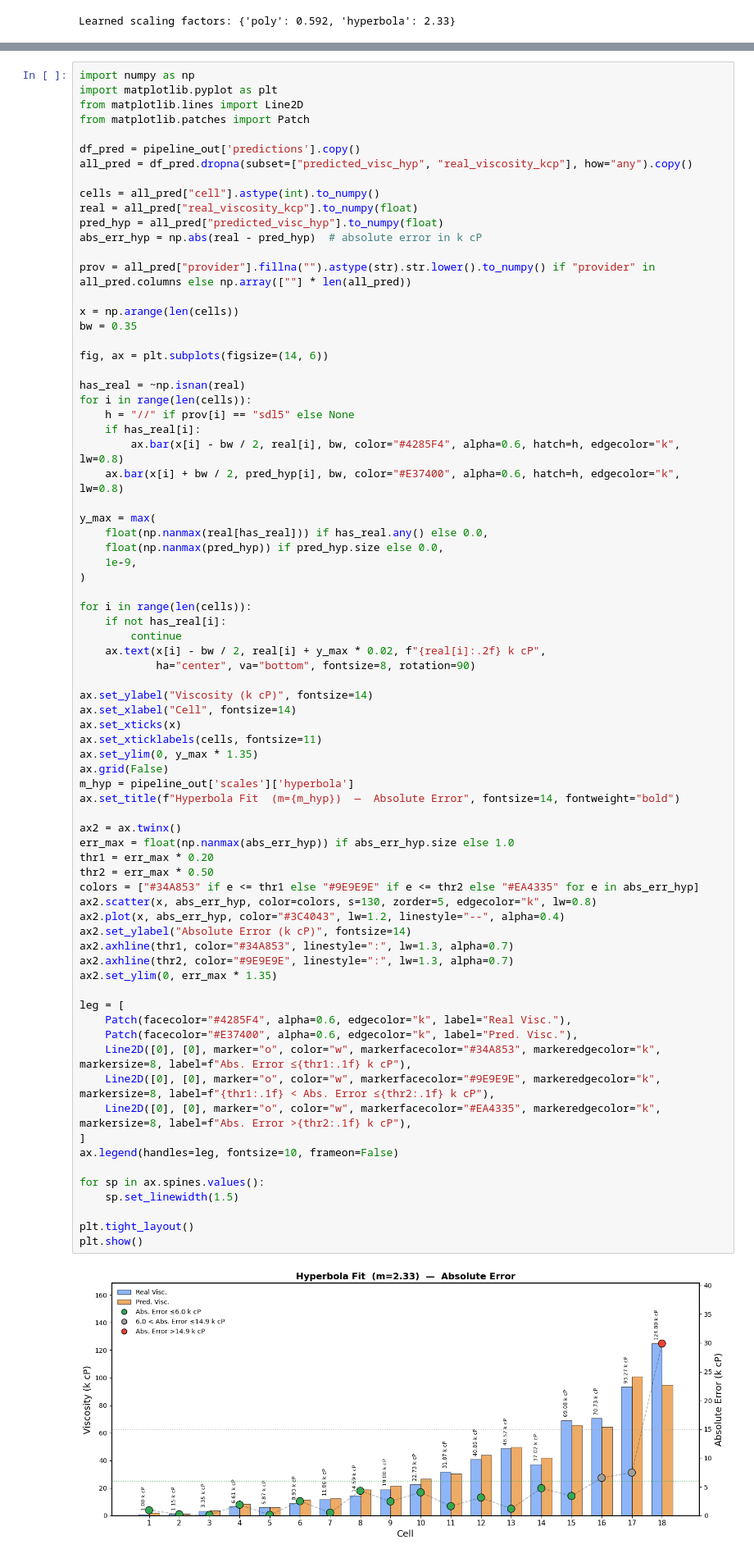
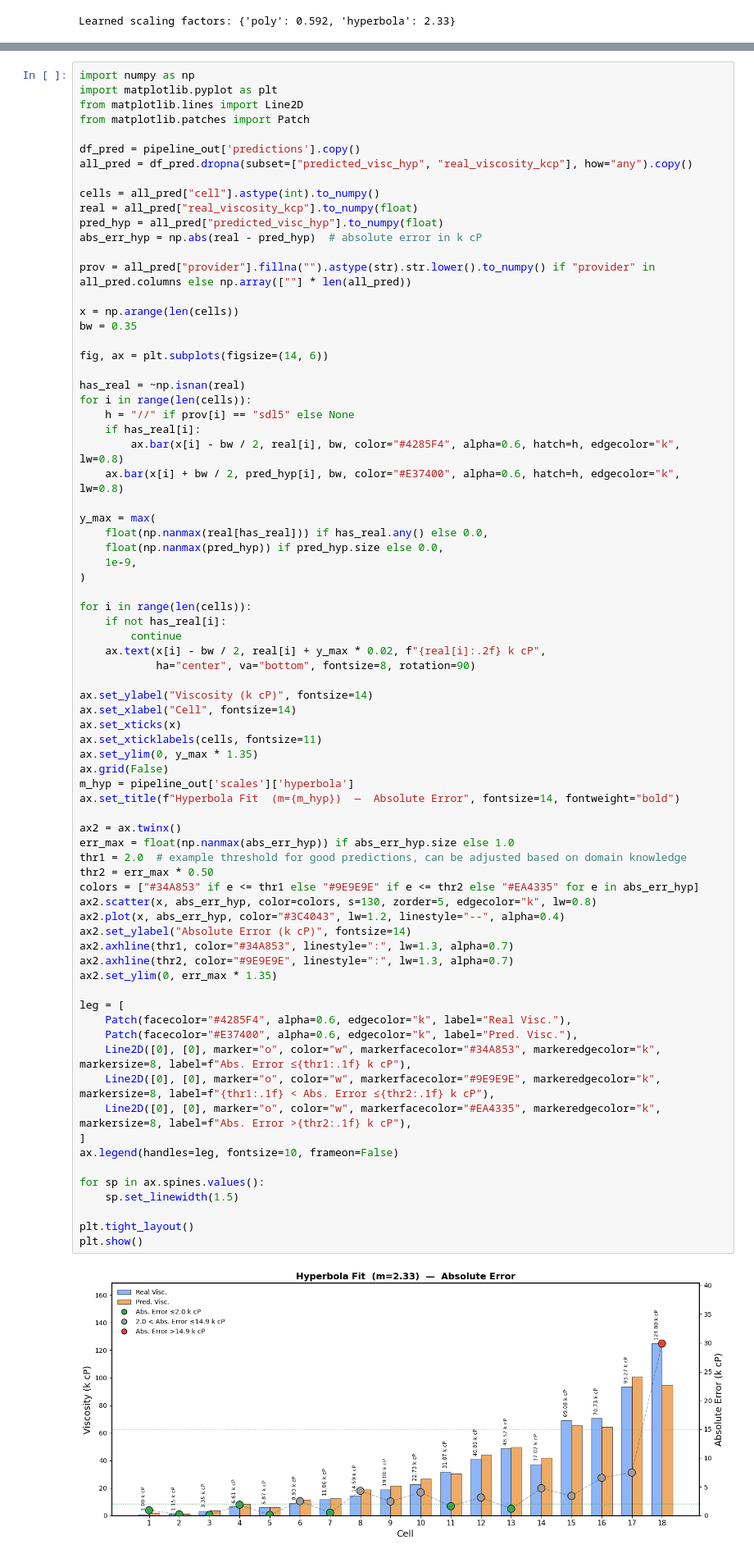
Before and after one commit to AC-Formulations-SDL5/Automated_Viscometry, a Jupyter notebook: results/Auto-runs/full_run_2.ipynb, the cells around one changed output, grey strips where cells are left out. Shown at 82% size. Cells and saved outputs as stored; diff of their text form.

```diff
--- a/results/Auto-runs/full_run_2.ipynb
+++ b/results/Auto-runs/full_run_2.ipynb
@@ -166,32 +166,32 @@ ax.set_ylim(0, y_max * 1.35)
 ax.grid(False)
 m_hyp = pipeline_out['scales']['hyperbola']
 ax.set_title(f"Hyperbola Fit  (m={m_hyp})  —  Absolute Error", fontsize=14, fontweight="bold")
 
 ax2 = ax.twinx()
 err_max = float(np.nanmax(abs_err_hyp)) if abs_err_hyp.size else 1.0
-thr1 = err_max * 0.20
+thr1 = 2.0  # example threshold for good predictions, can be adjusted based on domain knowledge
 thr2 = err_max * 0.50
 colors = ["#34A853" if e <= thr1 else "#9E9E9E" if e <= thr2 else "#EA4335" for e in abs_err_hyp]
 ax2.scatter(x, abs_err_hyp, color=colors, s=130, zorder=5, edgecolor="k", lw=0.8)
 ax2.plot(x, abs_err_hyp, color="#3C4043", lw=1.2, linestyle="--", alpha=0.4)
 ax2.set_ylabel("Absolute Error (k cP)", fontsize=14)
 ax2.axhline(thr1, color="#34A853", linestyle=":", lw=1.3, alpha=0.7)
 ax2.axhline(thr2, color="#9E9E9E", linestyle=":", lw=1.3, alpha=0.7)
 ax2.set_ylim(0, err_max * 1.35)
 
 leg = [
     Patch(facecolor="#4285F4", alpha=0.6, edgecolor="k", label="Real Visc."),
     Patch(facecolor="#E37400", alpha=0.6, edgecolor="k", label="Pred. Visc."),
     Line2D([0], [0], marker="o", color="w", markerfacecolor="#34A853", markeredgecolor="k", markersize=8, label=f"Abs. Error ≤{thr1:.1f} k cP"),
     Line2D([0], [0], marker="o", color="w", markerfacecolor="#9E9E9E", markeredgecolor="k", markersize=8, label=f"{thr1:.1f} < Abs. Error ≤{thr2:.1f} k cP"),
     Line2D([0], [0], marker="o", color="w", markerfacecolor="#EA4335", markeredgecolor="k", markersize=8, label=f"Abs. Error >{thr2:.1f} k cP"),
 ]
 ax.legend(handles=leg, fontsize=10, frameon=False)
 
 for sp in ax.spines.values():
     sp.set_linewidth(1.5)
 
 plt.tight_layout()
 plt.show()
 # %% [output]
-[figure, old version]
+[figure, new version]
```
